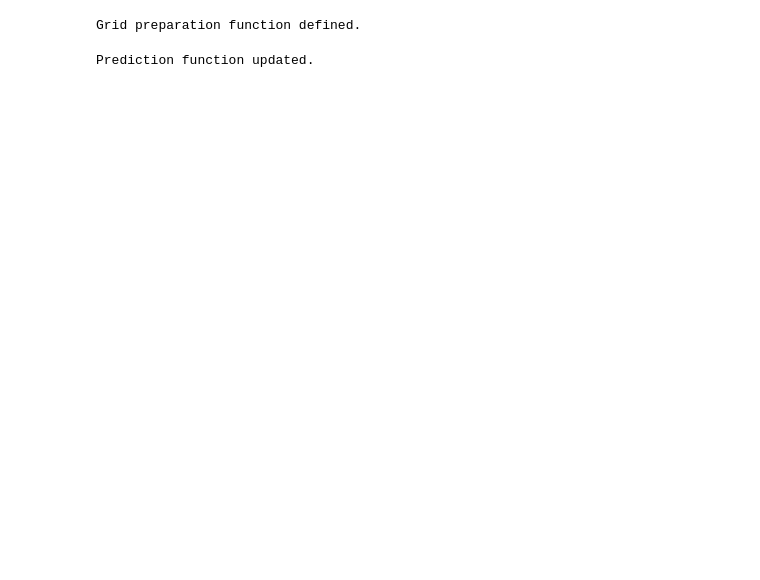
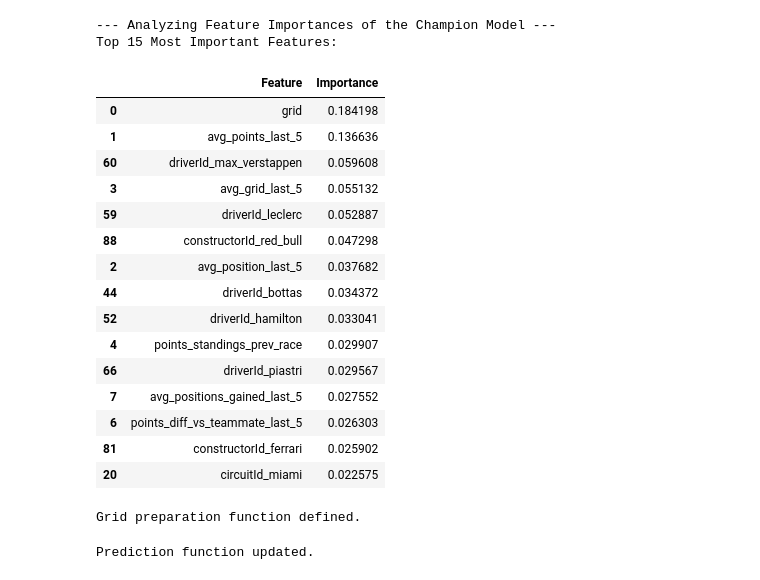
Before and after one commit to adithyadaine/F1-Race-Winner-Prediction-Model, a Jupyter notebook: notebooks/efficiency_XGB_HyperparameterTuning.ipynb, the cells around one changed output. Saved outputs shown, nothing was run; the diff lists cells and outputs as text; code cells hidden in the pictures; blank space fills up the shorter version.

Commit message:
Refactor code structure for improved readability and maintainability.

```diff
--- a/notebooks/efficiency_XGB_HyperparameterTuning.ipynb
+++ b/notebooks/efficiency_XGB_HyperparameterTuning.ipynb
@@ -250,17 +278,16 @@ Features for model: ['grid', 'circuitId', 'driverId', 'constructorId', 'avg_poin
 # %%
-# Cell 5: Hyperparameter Tuning and Model Training (GBC vs. XGB)
+# Cell 5: Hyperparameter Tuning and Model Training (No changes to this logic)
+# This cell will now run the tuning process on the new, richer feature set.
 
 X = data_df_featured[features]
 y = data_df_featured[target]
 
-# --- 1. Define Pipelines for GBC and XGB ---
 gbc_pipeline = Pipeline(
     steps=[
         ("preprocessor", preprocessor),
         ("classifier", GradientBoostingClassifier(random_state=42)),
     ]
 )
-
 xgb_pipeline = Pipeline(
     steps=[
         ("preprocessor", preprocessor),
@@ -273,14 +300,11 @@ xgb_pipeline = Pipeline(
     ]
 )
 
-# --- 2. Define Parameter Grids for Tuning ---
-# Note: Parameters are prefixed with 'classifier__' which is the name of the step in the pipeline.
 param_grid_gbc = {
     "classifier__n_estimators": [100, 200],
     "classifier__learning_rate": [0.05, 0.1],
     "classifier__max_depth": [3, 4],
 }
-
 param_grid_xgb = {
     "classifier__n_estimators": [100, 200],
     "classifier__learning_rate": [0.05, 0.1],
@@ -289,9 +313,7 @@ param_grid_xgb = {
     "classifier__colsample_bytree": [0.8, 1.0],
 }
 
-# --- 3. Run GridSearchCV for GBC ---
-print("--- Tuning GradientBoostingClassifier ---")
-# We use 'roc_auc' as scoring because it's better for imbalanced classes (few winners, many losers)
+print("--- Tuning GradientBoostingClassifier on ADVANCED features ---")
 gbc_grid_search = GridSearchCV(
     gbc_pipeline,
     param_grid_gbc,
@@ -304,8 +326,7 @@ gbc_grid_search.fit(X, y)
 print("Best GBC parameters found: ", gbc_grid_search.best_params_)
 print("Best GBC ROC AUC score: ", gbc_grid_search.best_score_)
 
-# --- 4. Run GridSearchCV for XGBoost ---
-print("\n--- Tuning XGBClassifier ---")
+print("\n--- Tuning XGBClassifier on ADVANCED features ---")
 xgb_grid_search = GridSearchCV(
     xgb_pipeline,
     param_grid_xgb,
@@ -318,17 +339,16 @@ xgb_grid_search.fit(X, y)
 print("Best XGBoost parameters found: ", xgb_grid_search.best_params_)
 print("Best XGBoost ROC AUC score: ", xgb_grid_search.best_score_)
 
-# --- 5. Select the Best Model and Save It ---
 if xgb_grid_search.best_score_ > gbc_grid_search.best_score_:
     print("\n--- XGBoost is the winner! Selecting it for predictions. ---")
     best_model = xgb_grid_search.best_estimator_
-    model_filename = "joblogs/f1_winner_predictor_model_best_xgb.joblib"
+    model_filename = "joblogs/f1_winner_predictor_model_best_xgb_advanced.joblib"
 else:
     print(
         "\n--- GradientBoostingClassifier is the winner! Selecting it for predictions. ---"
     )
     best_model = gbc_grid_search.best_estimator_
-    model_filename = "joblogs/f1_winner_predictor_model_best_gbc.joblib"
+    model_filename = "joblogs/f1_winner_predictor_model_best_gbc_advanced.joblib"
 
 try:
     os.makedirs("joblogs", exist_ok=True)
@@ -375,3 +389,53 @@ Parameters: { "use_label_encoder" } are not used.
+# %%
+# %%
+# Cell 5.5: Analyze Feature Importances
+
+if "best_model" in locals():
+    print("--- Analyzing Feature Importances of the Champion Model ---")
+
+    # The model pipeline has two steps: 'preprocessor' and 'classifier'
+    # We need to get the feature names from the 'preprocessor' step
+    try:
+        # Get the final feature names after one-hot encoding
+        feature_names_raw = best_model.named_steps["preprocessor"].get_feature_names_out()
+
+        # Get the importance scores from the 'classifier' step
+        importances = best_model.named_steps["classifier"].feature_importances_
+
+        # Create a DataFrame for easy viewing
+        importance_df = pd.DataFrame({
+            'Feature': feature_names_raw,
+            'Importance': importances
+        }).sort_values(by='Importance', ascending=False)
+
+        # Clean up the feature names for better readability
+        importance_df['Feature'] = importance_df['Feature'].str.replace('num__', '').str.replace('cat__', '')
+
+        print("Top 15 Most Important Features:")
+        display(importance_df.head(15))
+
+    except Exception as e:
+        print(f"Could not retrieve feature importances. Error: {e}")
+        print("This can happen if the model type does not support feature_importances_.")
+# %% [output]
+--- Analyzing Feature Importances of the Champion Model ---
+Top 15 Most Important Features:
+|  | Feature | Importance |
+| 0 | grid | 0.184198 |
+| 1 | avg_points_last_5 | 0.136636 |
+| 60 | driverId_max_verstappen | 0.059608 |
+| 3 | avg_grid_last_5 | 0.055132 |
+| 59 | driverId_leclerc | 0.052887 |
+| 88 | constructorId_red_bull | 0.047298 |
+| 2 | avg_position_last_5 | 0.037682 |
+| 44 | driverId_bottas | 0.034372 |
+| 52 | driverId_hamilton | 0.033041 |
+| 4 | points_standings_prev_race | 0.029907 |
+| 66 | driverId_piastri | 0.029567 |
+| 7 | avg_positions_gained_last_5 | 0.027552 |
+| 6 | points_diff_vs_teammate_last_5 | 0.026303 |
+| 81 | constructorId_ferrari | 0.025902 |
+| 20 | circuitId_miami | 0.022575 |
 # %%
 # Cell 6: Reusable Grid Preparation Function
 
```
Also changed, not shown: parts of 7 cells of this notebook, 10 other files.
